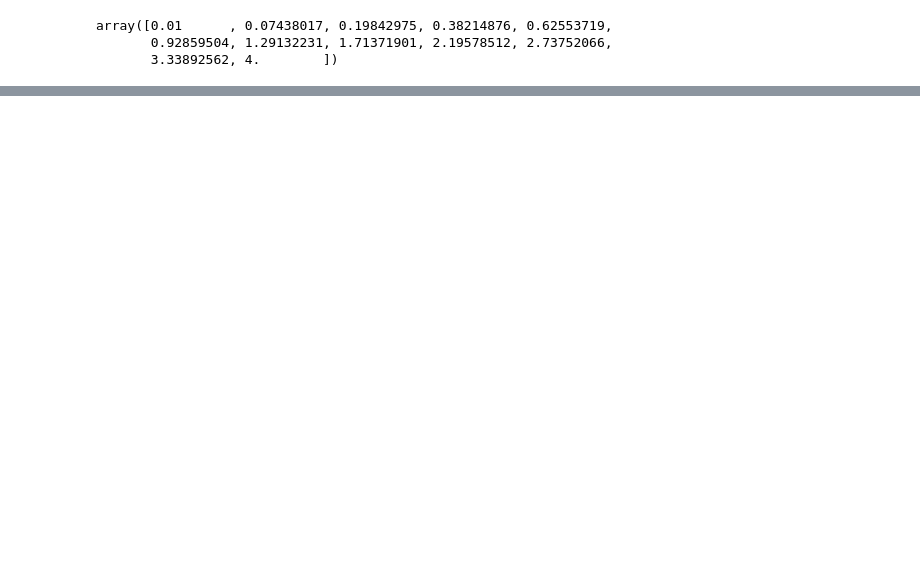
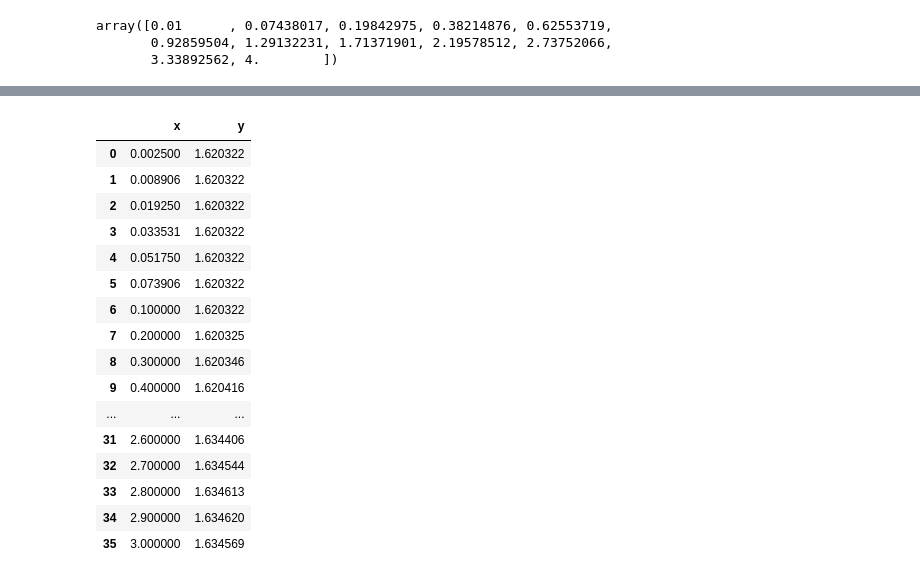
Before and after one commit to estebanmv/Random-Sampling-Extremal-POVMs, a Jupyter notebook: DisplacedPlot.ipynb, the cells around one changed output, grey strips where cells are left out. Cells and saved outputs as stored; diff of their text form; code cells hidden in the pictures; blank space fills up the shorter version.

```diff
--- a/DisplacedPlot.ipynb
+++ b/DisplacedPlot.ipynb
@@ -116,2 +156,23 @@ array([0.01      , 0.07438017, 0.19842975, 0.38214876, 0.62553719,
+# %%
+df = DAncpmt.append(DAnsatz,ignore_index=True)
+df
+# %% [output]
+|  | x | y |
+| 0 | 0.002500 | 1.620322 |
+| 1 | 0.008906 | 1.620322 |
+| 2 | 0.019250 | 1.620322 |
+| 3 | 0.033531 | 1.620322 |
+| 4 | 0.051750 | 1.620322 |
+| 5 | 0.073906 | 1.620322 |
+| 6 | 0.100000 | 1.620322 |
+| 7 | 0.200000 | 1.620325 |
+| 8 | 0.300000 | 1.620346 |
+| 9 | 0.400000 | 1.620416 |
+| ... | ... | ... |
+| 31 | 2.600000 | 1.634406 |
+| 32 | 2.700000 | 1.634544 |
+| 33 | 2.800000 | 1.634613 |
+| 34 | 2.900000 | 1.634620 |
+| 35 | 3.000000 | 1.634569 |
 # %%
 plt.figure(figsize=(8,8))
```
Also changed, not shown: parts of 20 cells of this notebook, 6 other files.
